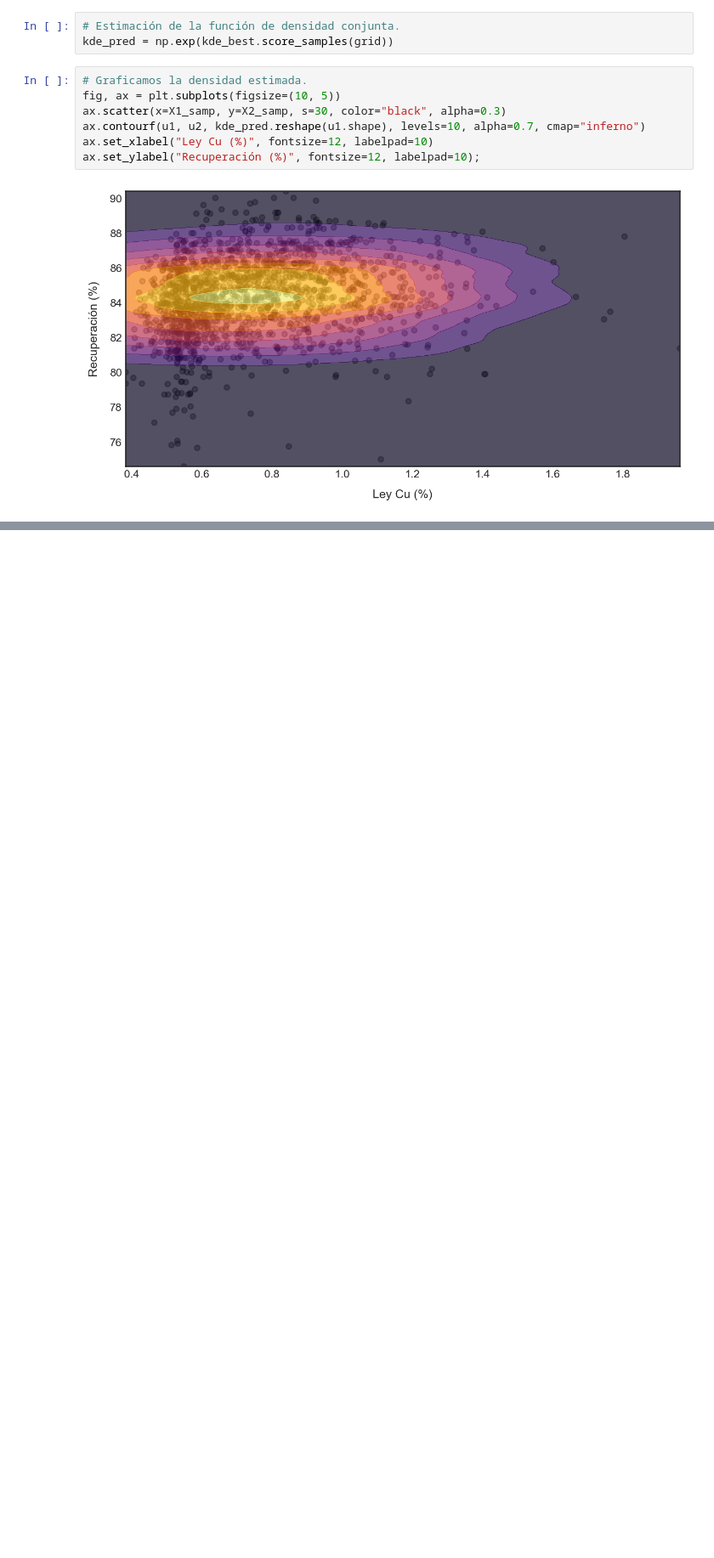
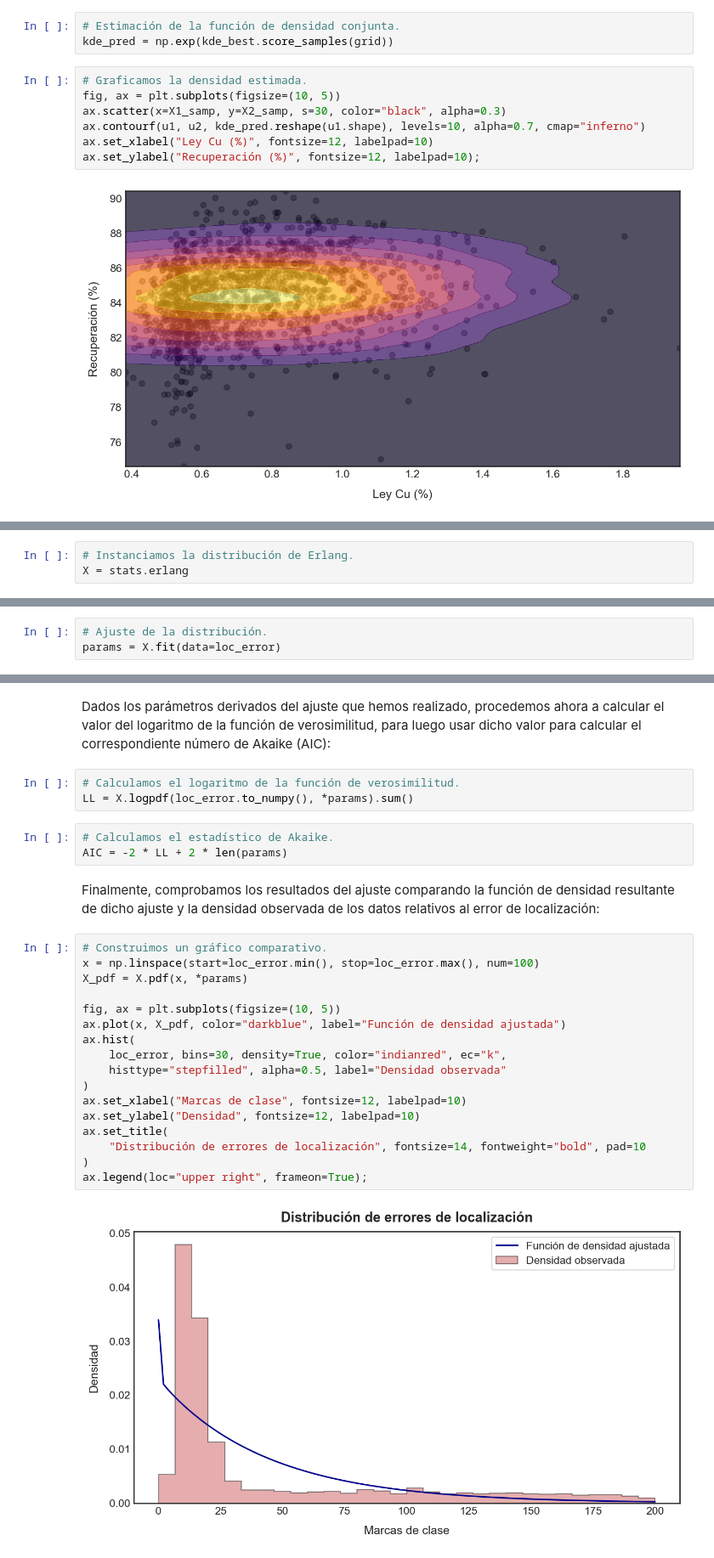
Before and after one commit to rquezadac/udd_data_analytics_lectures, a Jupyter notebook: seccion_04_scipy/clase_4_1.ipynb, the cells around one changed output, grey strips where cells are left out. Shown at 85% size. Saved outputs shown, nothing was run; the diff lists cells and outputs as text; blank space fills up the shorter version.

```diff
--- a/seccion_04_scipy/clase_4_1.ipynb
+++ b/seccion_04_scipy/clase_4_1.ipynb
@@ -1042,0 +1154,3 @@ El AIC tiene sus fundamentos en la teoría de la información
+# %%
+# Instanciamos la distribución de Erlang.
+X = stats.erlang
@@ -1042,0 +1159,3 @@ El AIC tiene sus fundamentos en la teoría de la información
+# %%
+# Ajuste de la distribución.
+params = X.fit(data=loc_error)
@@ -1042,0 +1174,29 @@ El AIC tiene sus fundamentos en la teoría de la información
+# %% [markdown]
+Dados los parámetros derivados del ajuste que hemos realizado, procedemos ahora a calcular el valor del logaritmo de la función de verosimilitud, para luego usar dicho valor para calcular el correspondiente número de Akaike (AIC):
+# %%
+# Calculamos el logaritmo de la función de verosimilitud.
+LL = X.logpdf(loc_error.to_numpy(), *params).sum()
+# %%
+# Calculamos el estadístico de Akaike.
+AIC = -2 * LL + 2 * len(params)
+# %% [markdown]
+Finalmente, comprobamos los resultados del ajuste comparando la función de densidad resultante de dicho ajuste y la densidad observada de los datos relativos al error de localización:
+# %%
+# Construimos un gráfico comparativo.
+x = np.linspace(start=loc_error.min(), stop=loc_error.max(), num=100)
+X_pdf = X.pdf(x, *params)
+
+fig, ax = plt.subplots(figsize=(10, 5))
+ax.plot(x, X_pdf, color="darkblue", label="Función de densidad ajustada")
+ax.hist(
+    loc_error, bins=30, density=True, color="indianred", ec="k",
+    histtype="stepfilled", alpha=0.5, label="Densidad observada"
+)
+ax.set_xlabel("Marcas de clase", fontsize=12, labelpad=10)
+ax.set_ylabel("Densidad", fontsize=12, labelpad=10)
+ax.set_title(
+    "Distribución de errores de localización", fontsize=14, fontweight="bold", pad=10
+)
+ax.legend(loc="upper right", frameon=True);
+# %% [output]
+[figure, added]
```
Also changed, not shown: parts of 96 cells of this notebook, 1 other file.
